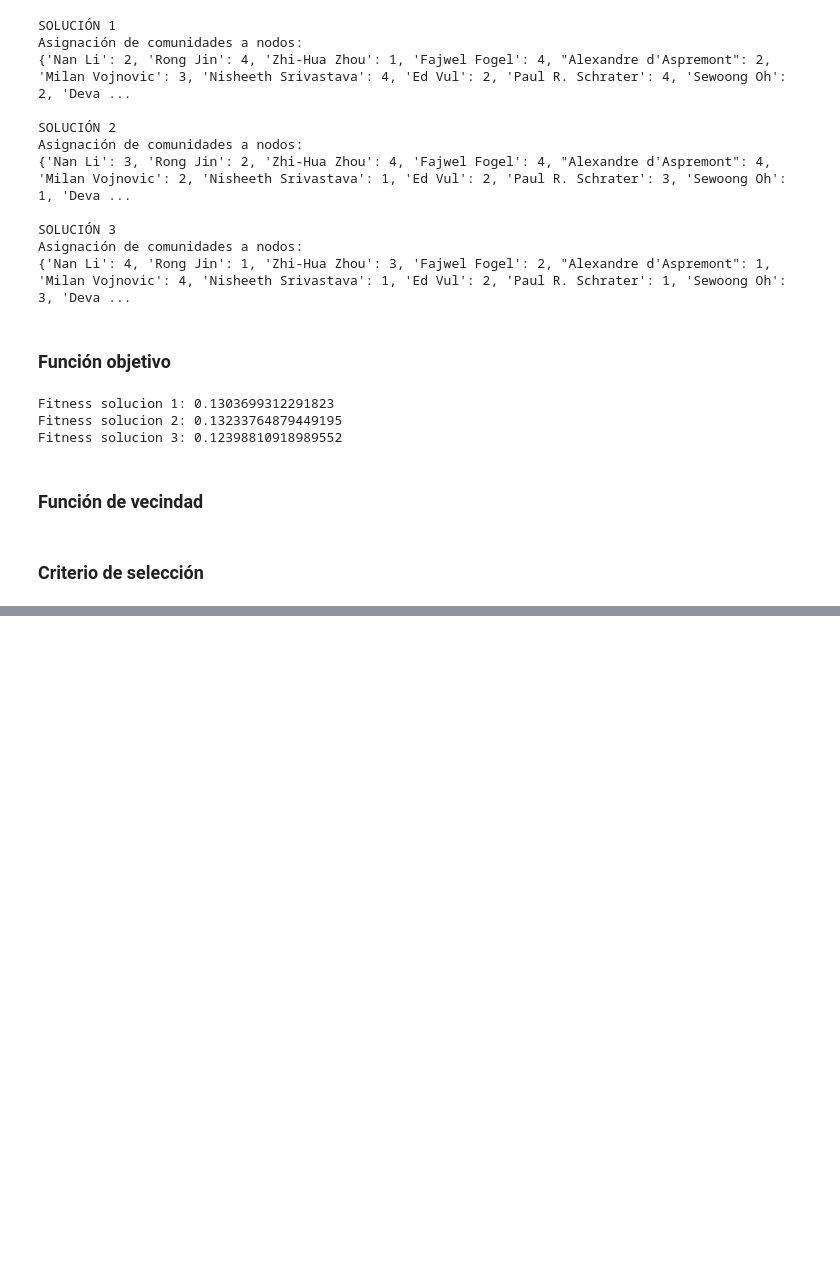
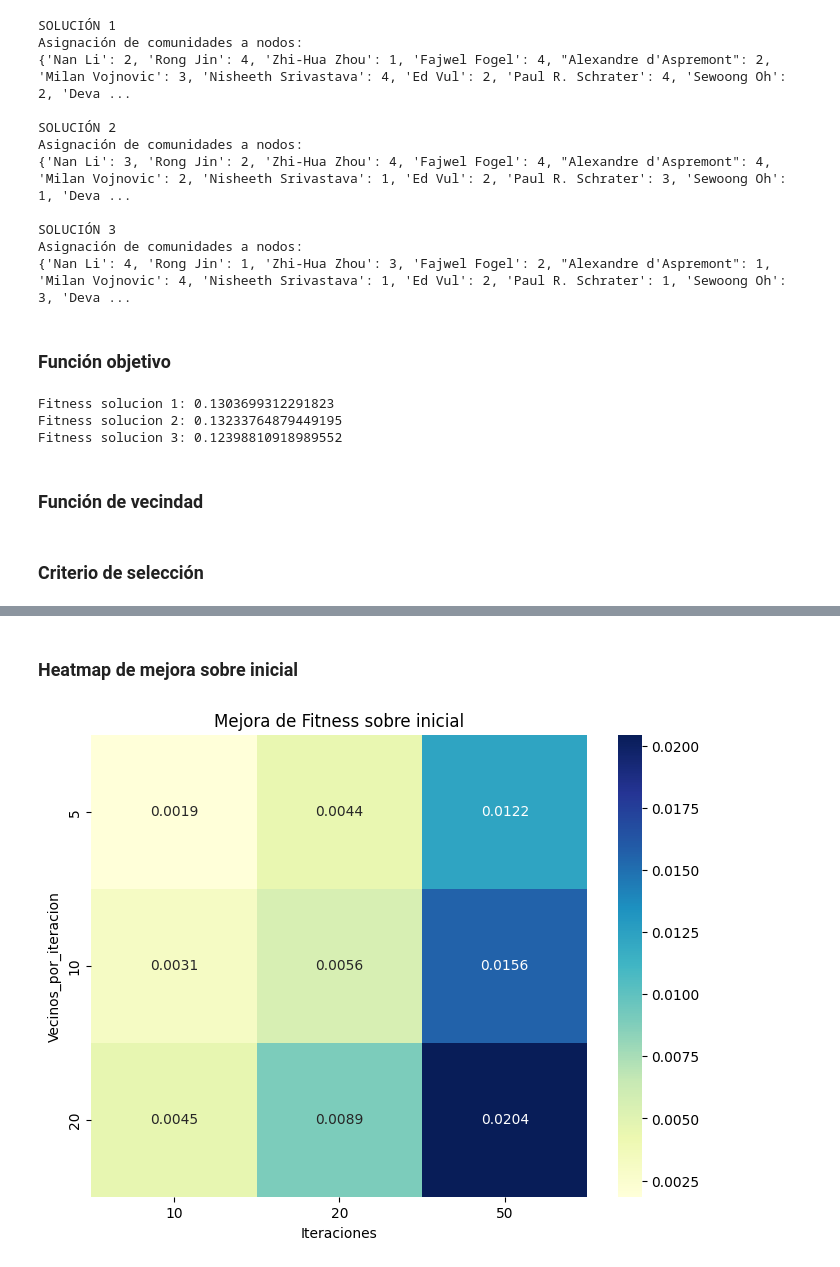
Before and after one commit to IkerGLopez/cdp-hb-project, a Jupyter notebook: CDP_1_SRC.ipynb, the cells around one changed output, grey strips where cells are left out. Drawn from its saved outputs; the diff is of its cells as text; code cells hidden in the pictures; blank space fills up the shorter version.

```diff
--- a/CDP_1_SRC.ipynb
+++ b/CDP_1_SRC.ipynb
@@ -203,0 +244,15 @@ Tiempo de Ejecución Total: 11.6104 segundos
+# %% [markdown]
+### Heatmap de mejora sobre inicial
+# %%
+heatmap_data = df_results.pivot(
+    index="Vecinos_por_iteracion",
+    columns="Iteraciones",
+    values="Mejora_sobre_inicial"
+)
+
+plt.figure(figsize=(8,6))
+sns.heatmap(heatmap_data, annot=True, fmt=".4f", cmap="YlGnBu")
+plt.title("Mejora de Fitness sobre inicial")
+plt.show()
+# %% [output]
+[figure, added]
```
Also changed, not shown: parts of 6 cells of this notebook.
